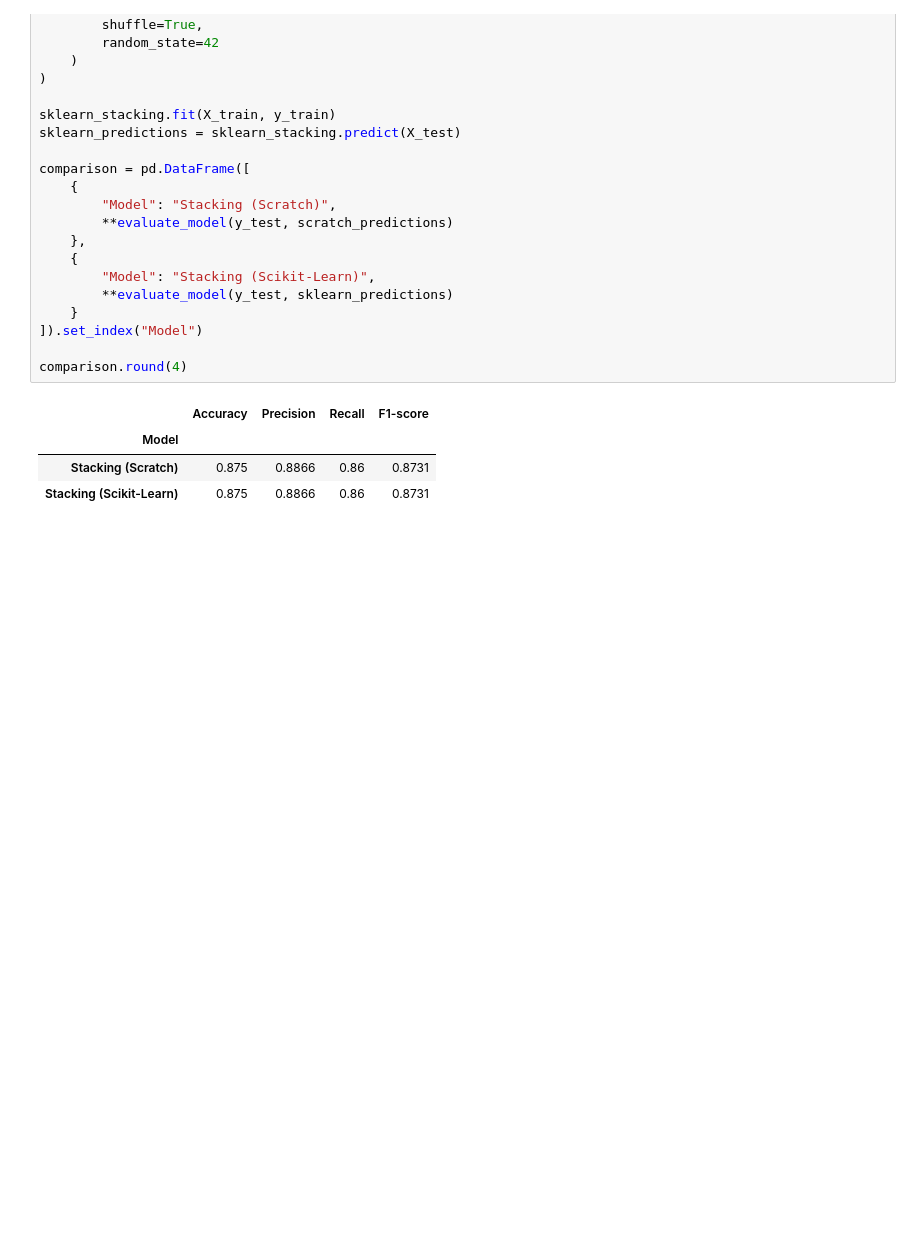
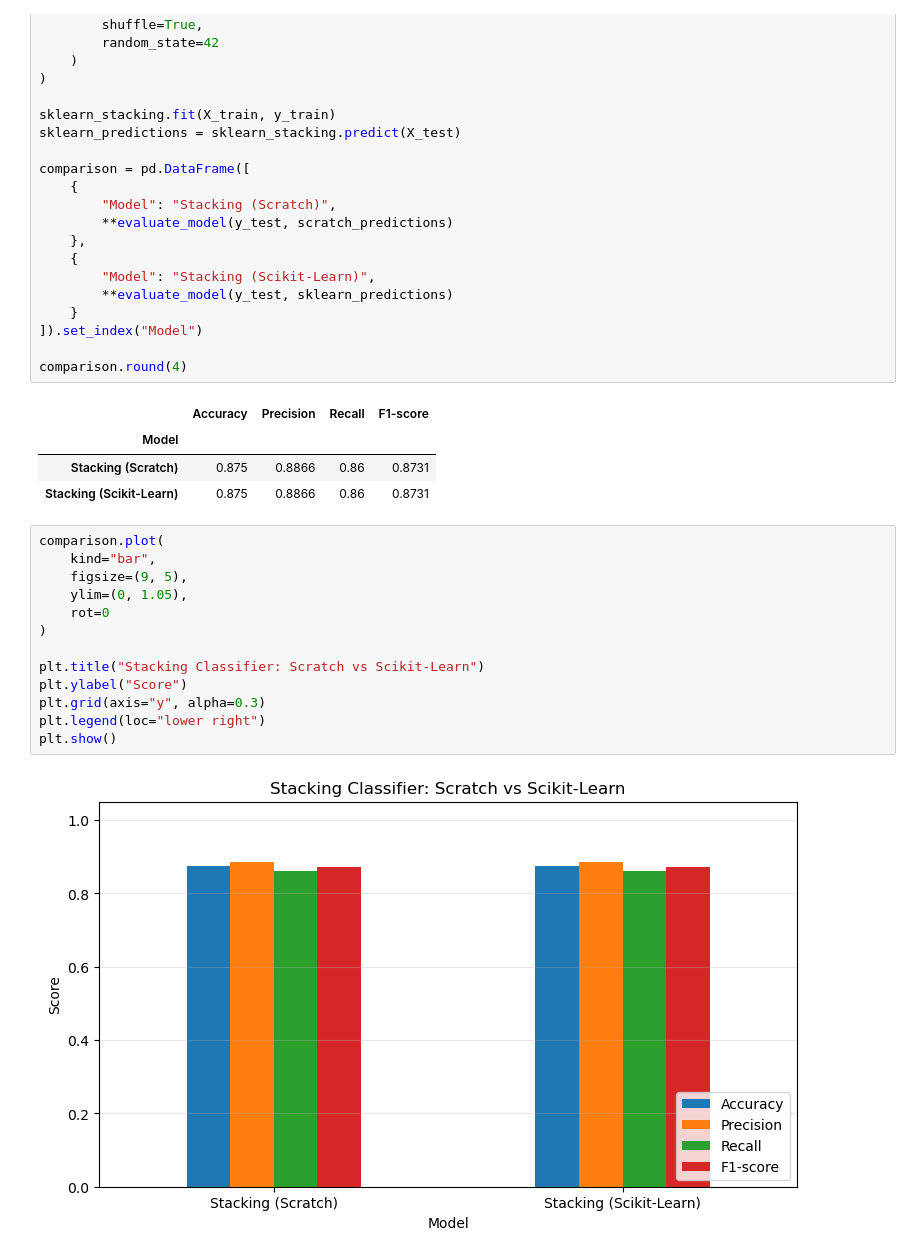
Before and after one commit to AHMAD-ALI5/machine-learning-from-scratch, a Jupyter notebook: machine-learning-from-scratch/ensemble learning/04_stacking.ipynb, the cells around one changed output. Cells and saved outputs as stored; diff of their text form; blank space fills up the shorter version.

```diff
--- a/machine-learning-from-scratch/ensemble learning/04_stacking.ipynb
+++ b/machine-learning-from-scratch/ensemble learning/04_stacking.ipynb
@@ -228,3 +228,18 @@ comparison.round(4)
 | Model |  |  |  |  |
 | Stacking (Scratch) | 0.875 | 0.8866 | 0.86 | 0.8731 |
 | Stacking (Scikit-Learn) | 0.875 | 0.8866 | 0.86 | 0.8731 |
+# %%
+comparison.plot(
+    kind="bar",
+    figsize=(9, 5),
+    ylim=(0, 1.05),
+    rot=0
+)
+
+plt.title("Stacking Classifier: Scratch vs Scikit-Learn")
+plt.ylabel("Score")
+plt.grid(axis="y", alpha=0.3)
+plt.legend(loc="lower right")
+plt.show()
+# %% [output]
+[figure, added]
```
Also changed, not shown: parts of 2 cells of this notebook.
